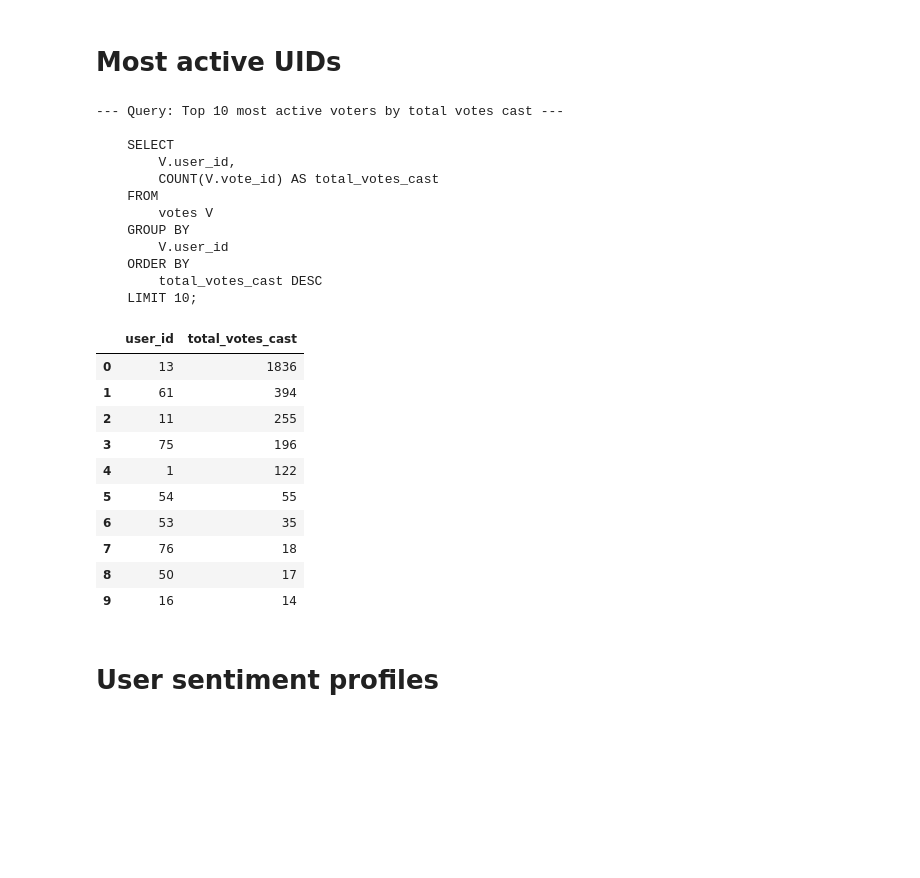
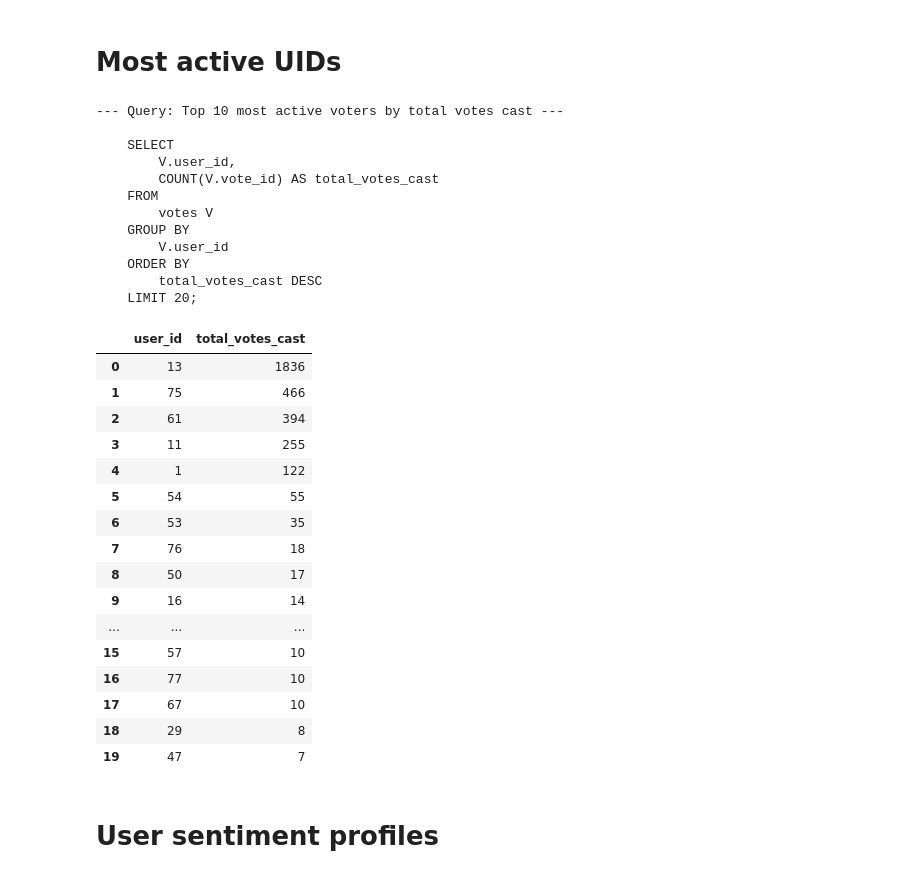
Before and after one commit to brayvid/soap-research, a Jupyter notebook: soap_sql_queries.ipynb, the cells around one changed output. Cells and saved outputs as stored; diff of their text form; code cells hidden in the pictures; blank space fills up the shorter version.

```diff
--- a/soap_sql_queries.ipynb
+++ b/soap_sql_queries.ipynb
@@ -749,44 +750,50 @@ if engine:
         V.user_id
     ORDER BY
         total_votes_cast DESC
-    LIMIT 10;
+    LIMIT 20;
     """
     try:
         print("--- Query: Top 10 most active voters by total votes cast ---")
         print(sql_query)
         df_query = pd.read_sql_query(sql_query, engine)
         if not df_query.empty:
             display(df_query)
         else:
             print("\nNo voting data found in the 'votes' table.")
     except Exception as e:
         print(f"\nAn error occurred while executing the query: {e}")
 else:
     print("Database engine not available. Please run the connection cell first.")
 # %% [output]
 --- Query: Top 10 most active voters by total votes cast ---
 
     SELECT
         V.user_id,
         COUNT(V.vote_id) AS total_votes_cast
     FROM
         votes V
     GROUP BY
         V.user_id
     ORDER BY
         total_votes_cast DESC
-    LIMIT 10;
+    LIMIT 20;
 |  | user_id | total_votes_cast |
 | 0 | 13 | 1836 |
-| 1 | 61 | 394 |
-| 2 | 11 | 255 |
-| 3 | 75 | 196 |
+| 1 | 75 | 466 |
+| 2 | 61 | 394 |
+| 3 | 11 | 255 |
 | 4 | 1 | 122 |
 | 5 | 54 | 55 |
 | 6 | 53 | 35 |
 | 7 | 76 | 18 |
 | 8 | 50 | 17 |
 | 9 | 16 | 14 |
+| ... | ... | ... |
+| 15 | 57 | 10 |
+| 16 | 77 | 10 |
+| 17 | 67 | 10 |
+| 18 | 29 | 8 |
+| 19 | 47 | 7 |
 # %% [markdown]
 # User sentiment profiles
 # %%
```
Also changed, not shown: parts of 13 cells of this notebook.
